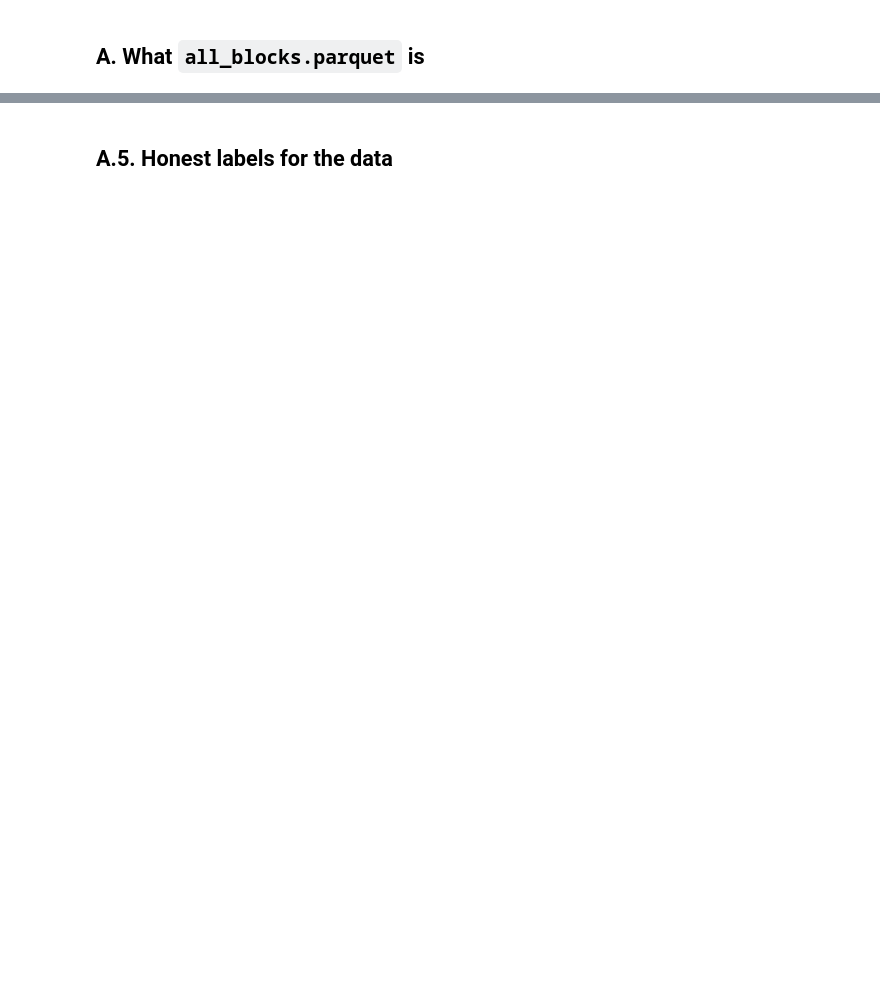
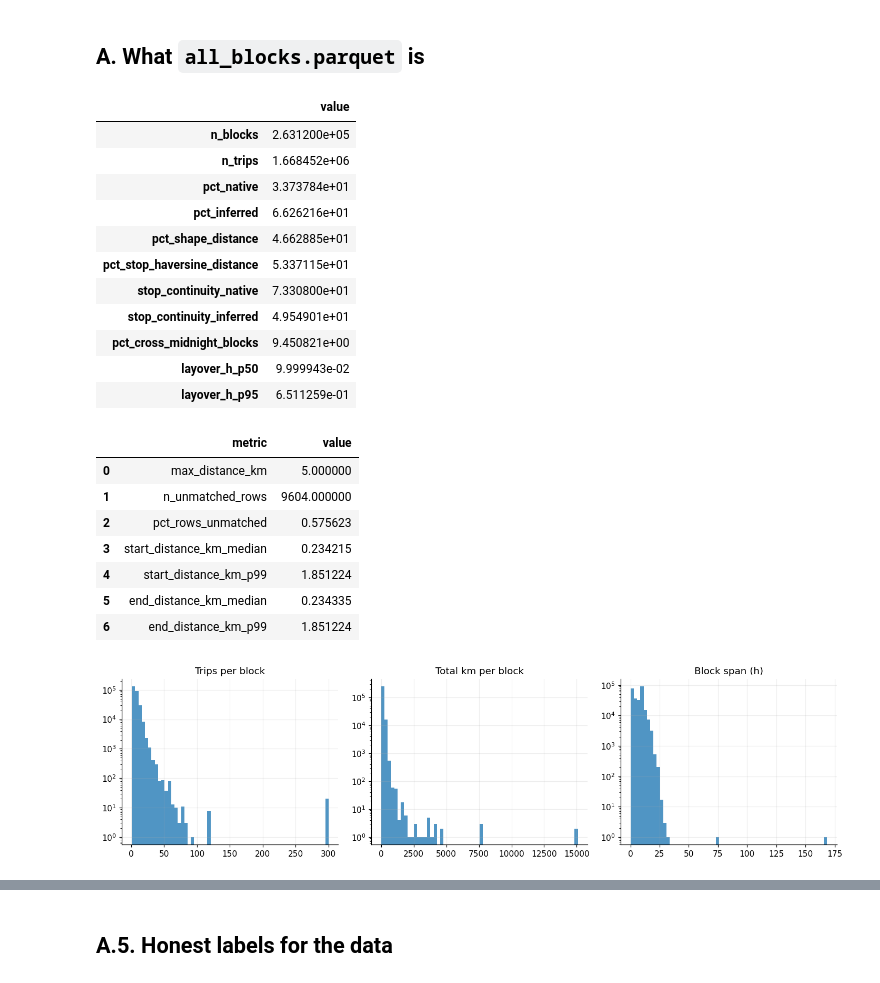
Before and after one commit to zhichuanma/Modelling, a Jupyter notebook: notebooks/01_single_bus_simulation.ipynb, the cells around one changed output, grey strips where cells are left out. Drawn from its saved outputs; the diff is of its cells as text; code cells hidden in the pictures; blank space fills up the shorter version.

```diff
--- a/notebooks/01_single_bus_simulation.ipynb
+++ b/notebooks/01_single_bus_simulation.ipynb
@@ -100,28 +109,67 @@ plt.show()
 # %% [markdown]
 ## A. What `all_blocks.parquet` is
 # %%
-all_blocks = load_all_blocks(BLOCKS_PATH)
+all_blocks = attach_lsoa(load_all_blocks(BLOCKS_PATH))
 quality = summarize_block_quality(all_blocks)
 display(quality.T.rename(columns={0: "value"}))
+
+lsoa_join = all_blocks.attrs["lsoa_join"]
+matched_start = all_blocks["start_lsoa"].ne("")
+matched_end = all_blocks["end_lsoa"].ne("")
+lsoa_qc = pd.DataFrame(
+    [
+        ("max_distance_km", lsoa_join["max_distance_km"]),
+        ("n_unmatched_rows", lsoa_join["n_unmatched"]),
+        ("pct_rows_unmatched", 100.0 * lsoa_join["n_unmatched"] / max(len(all_blocks), 1)),
+        ("start_distance_km_median", all_blocks.loc[matched_start, "start_lsoa_distance_km"].median()),
+        ("start_distance_km_p99", all_blocks.loc[matched_start, "start_lsoa_distance_km"].quantile(0.99)),
+        ("end_distance_km_median", all_blocks.loc[matched_end, "end_lsoa_distance_km"].median()),
+        ("end_distance_km_p99", all_blocks.loc[matched_end, "end_lsoa_distance_km"].quantile(0.99)),
+    ],
+    columns=["metric", "value"],
+)
+display(lsoa_qc)
 
 block_stats = all_blocks.groupby("block_id").agg(
     n_trips=("trip_id", "count"),
     total_km=("distance_km", "sum"),
     start_h=("start_h", "min"),
     end_h=("end_h", "max"),
     block_source=("block_source", "first"),
 )
 block_stats["span_h"] = block_stats["end_h"] - block_stats["start_h"]
 
 fig, axes = plt.subplots(1, 3, figsize=(13, 3.6))
 for ax, col, title in zip(
     axes,
     ["n_trips", "total_km", "span_h"],
     ["Trips per block", "Total km per block", "Block span (h)"],
 ):
     ax.hist(block_stats[col], bins=60, color="tab:blue", alpha=0.78)
     ax.set_yscale("log")
     ax.set_title(title)
     ax.grid(alpha=0.22)
 plt.tight_layout()
 plt.show()
+# %% [output]
+|  | value |
+| n_blocks | 2.631200e+05 |
+| n_trips | 1.668452e+06 |
+| pct_native | 3.373784e+01 |
+| pct_inferred | 6.626216e+01 |
+| pct_shape_distance | 4.662885e+01 |
+| pct_stop_haversine_distance | 5.337115e+01 |
+| stop_continuity_native | 7.330800e+01 |
+| stop_continuity_inferred | 4.954901e+01 |
+| pct_cross_midnight_blocks | 9.450821e+00 |
+| layover_h_p50 | 9.999943e-02 |
+| layover_h_p95 | 6.511259e-01 |
+|  | metric | value |
+| 0 | max_distance_km | 5.000000 |
+| 1 | n_unmatched_rows | 9604.000000 |
+| 2 | pct_rows_unmatched | 0.575623 |
+| 3 | start_distance_km_median | 0.234215 |
+| 4 | start_distance_km_p99 | 1.851224 |
+| 5 | end_distance_km_median | 0.234335 |
+| 6 | end_distance_km_p99 | 1.851224 |
+[figure, added]
```
Also changed, not shown: parts of 10 cells of this notebook, 10 other files.
